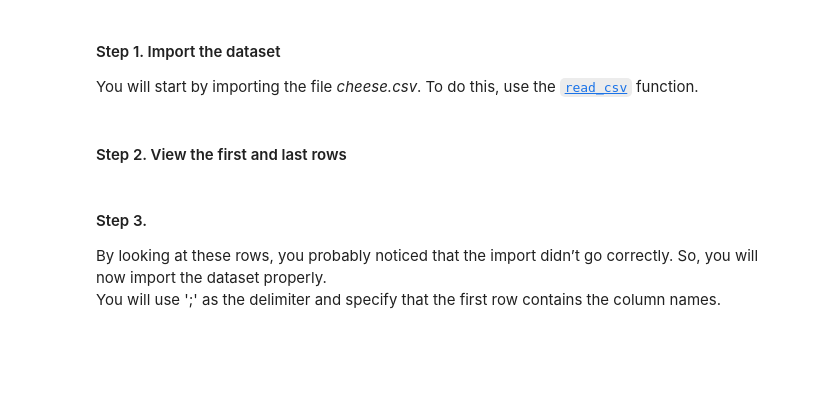
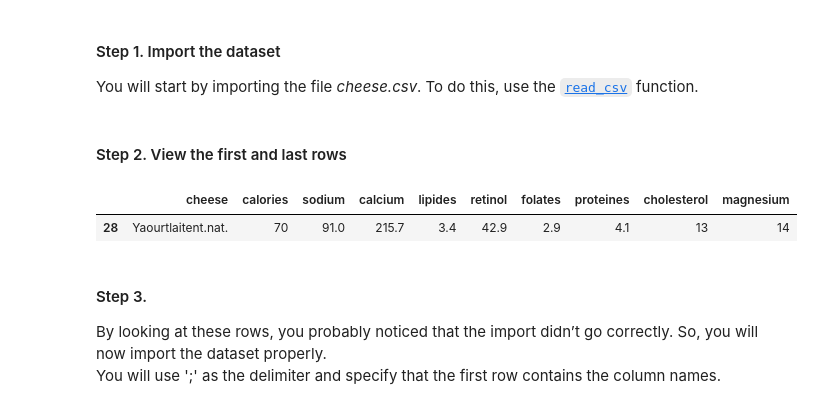
Before and after one commit to myrtus7/machine-learning-labs, a Jupyter notebook: M2IBI_Students_Lab1.ipynb, the cells around one changed output. Cells and saved outputs as stored; diff of their text form; code cells hidden in the pictures; blank space fills up the shorter version.

```diff
--- a/M2IBI_Students_Lab1.ipynb
+++ b/M2IBI_Students_Lab1.ipynb
@@ -30,5 +34,11 @@ You will start by importing the file *cheese.csv*. To do this, use the [`read_cs
 # %% [markdown]
 #### Step 2. View the first and last rows
+# %%
+df.head(1)
+df.tail(1)
+# %% [output]
+|  | cheese | calories | sodium | calcium | lipides | retinol | folates | proteines | cholesterol | magnesium |
+| 28 | Yaourtlaitent.nat. | 70 | 91.0 | 215.7 | 3.4 | 42.9 | 2.9 | 4.1 | 13 | 14 |
 # %% [markdown]
 #### Step 3.
 By looking at these rows, you probably noticed that the import didn’t go correctly. So, you will now import the dataset properly.
```
Also changed, not shown: parts of 16 cells of this notebook, 1 other file.
